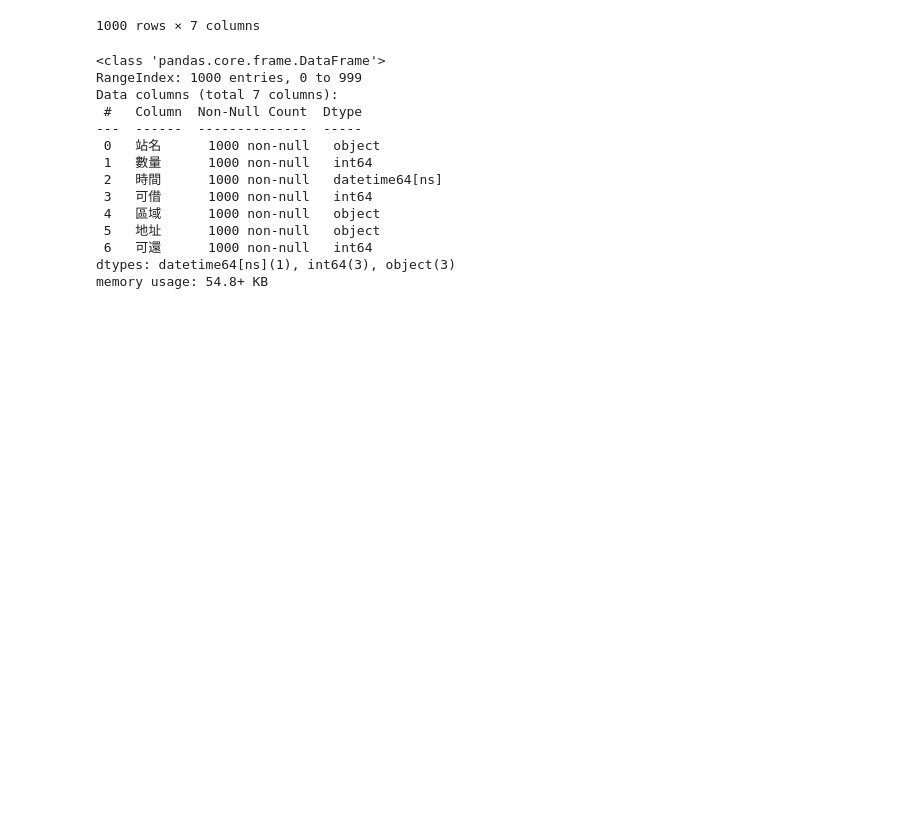
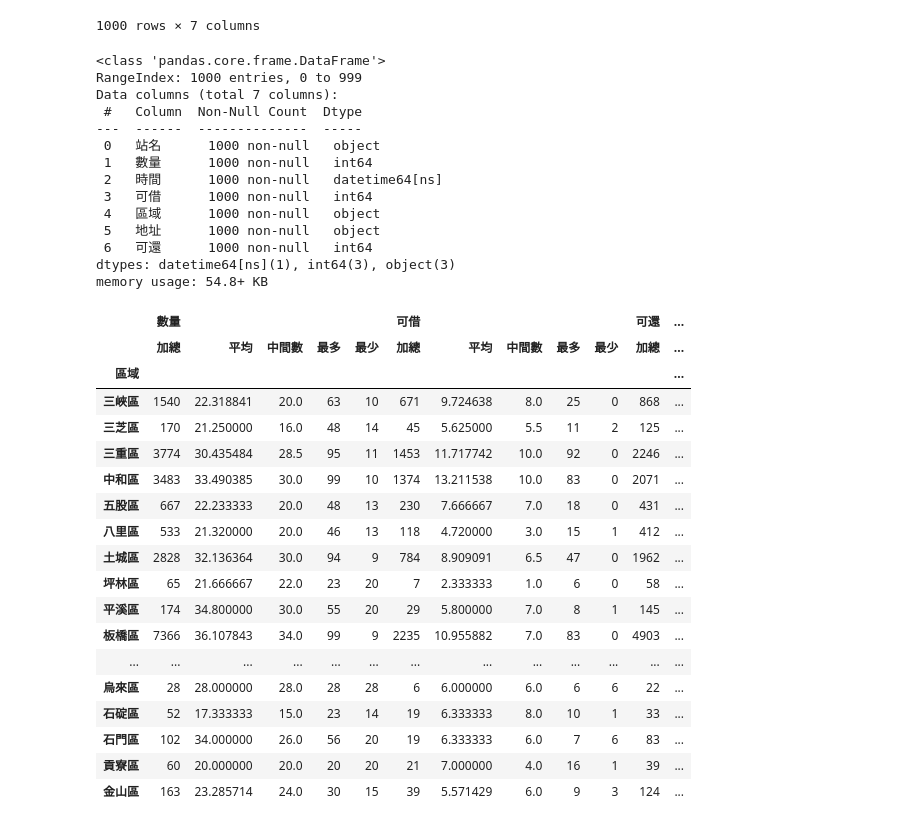
Before and after one commit to futitan/python_analysis, a Jupyter notebook: lesson20/lesson20_3.ipynb, the cells around one changed output. Drawn from its saved outputs; the diff is of its cells as text; code cells hidden in the pictures; blank space fills up the shorter version.

```diff
--- a/lesson20/lesson20_3.ipynb
+++ b/lesson20/lesson20_3.ipynb
@@ -108,3 +110,28 @@ Data columns (total 7 columns):
  6   可還      1000 non-null   int64
 dtypes: datetime64[ns](1), int64(3), object(3)
 memory usage: 54.8+ KB
+# %%
+grouped=allRecords1.groupby('區域')
+agg_df = grouped[['數量','可借','可還']].agg([("加總","sum"),("平均","mean"),("中間數","median"),("最多","max"),("最少","min")])
+# %%
+agg_df
+# %% [output]
+|  | 數量 |  |  |  |  | 可借 |  |  |  |  | 可還 | ... |
+|  | 加總 | 平均 | 中間數 | 最多 | 最少 | 加總 | 平均 | 中間數 | 最多 | 最少 | 加總 | ... |
+| 區域 |  |  |  |  |  |  |  |  |  |  |  | ... |
+| 三峽區 | 1540 | 22.318841 | 20.0 | 63 | 10 | 671 | 9.724638 | 8.0 | 25 | 0 | 868 | ... |
+| 三芝區 | 170 | 21.250000 | 16.0 | 48 | 14 | 45 | 5.625000 | 5.5 | 11 | 2 | 125 | ... |
+| 三重區 | 3774 | 30.435484 | 28.5 | 95 | 11 | 1453 | 11.717742 | 10.0 | 92 | 0 | 2246 | ... |
+| 中和區 | 3483 | 33.490385 | 30.0 | 99 | 10 | 1374 | 13.211538 | 10.0 | 83 | 0 | 2071 | ... |
+| 五股區 | 667 | 22.233333 | 20.0 | 48 | 13 | 230 | 7.666667 | 7.0 | 18 | 0 | 431 | ... |
+| 八里區 | 533 | 21.320000 | 20.0 | 46 | 13 | 118 | 4.720000 | 3.0 | 15 | 1 | 412 | ... |
+| 土城區 | 2828 | 32.136364 | 30.0 | 94 | 9 | 784 | 8.909091 | 6.5 | 47 | 0 | 1962 | ... |
+| 坪林區 | 65 | 21.666667 | 22.0 | 23 | 20 | 7 | 2.333333 | 1.0 | 6 | 0 | 58 | ... |
+| 平溪區 | 174 | 34.800000 | 30.0 | 55 | 20 | 29 | 5.800000 | 7.0 | 8 | 1 | 145 | ... |
+| 板橋區 | 7366 | 36.107843 | 34.0 | 99 | 9 | 2235 | 10.955882 | 7.0 | 83 | 0 | 4903 | ... |
+| ... | ... | ... | ... | ... | ... | ... | ... | ... | ... | ... | ... | ... |
+| 烏來區 | 28 | 28.000000 | 28.0 | 28 | 28 | 6 | 6.000000 | 6.0 | 6 | 6 | 22 | ... |
+| 石碇區 | 52 | 17.333333 | 15.0 | 23 | 14 | 19 | 6.333333 | 8.0 | 10 | 1 | 33 | ... |
+| 石門區 | 102 | 34.000000 | 26.0 | 56 | 20 | 19 | 6.333333 | 6.0 | 7 | 6 | 83 | ... |
+| 貢寮區 | 60 | 20.000000 | 20.0 | 20 | 20 | 21 | 7.000000 | 4.0 | 16 | 1 | 39 | ... |
+| 金山區 | 163 | 23.285714 | 24.0 | 30 | 15 | 39 | 5.571429 | 6.0 | 9 | 3 | 124 | ... |
```
Also changed, not shown: parts of 3 cells of this notebook, 1 other file.
